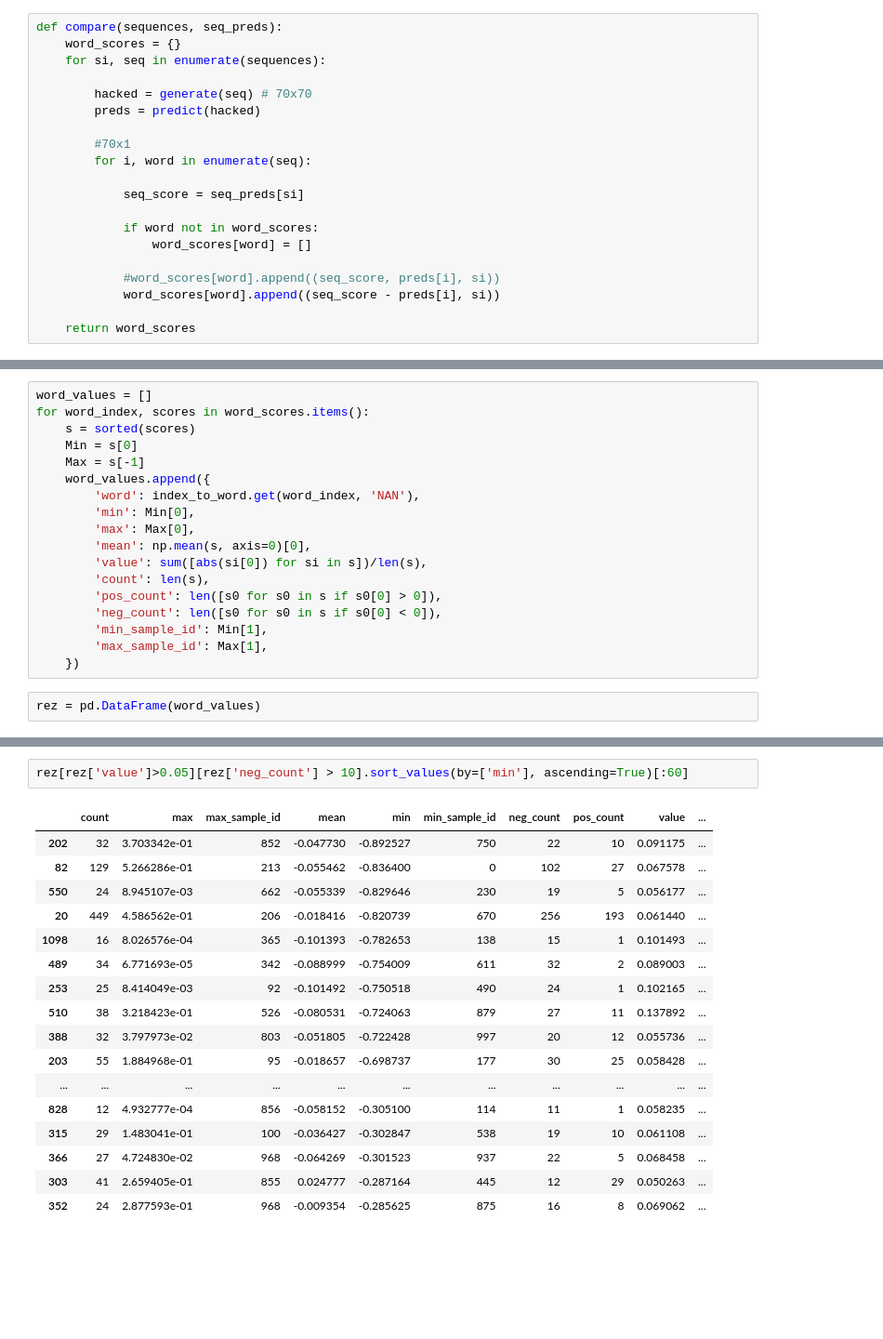
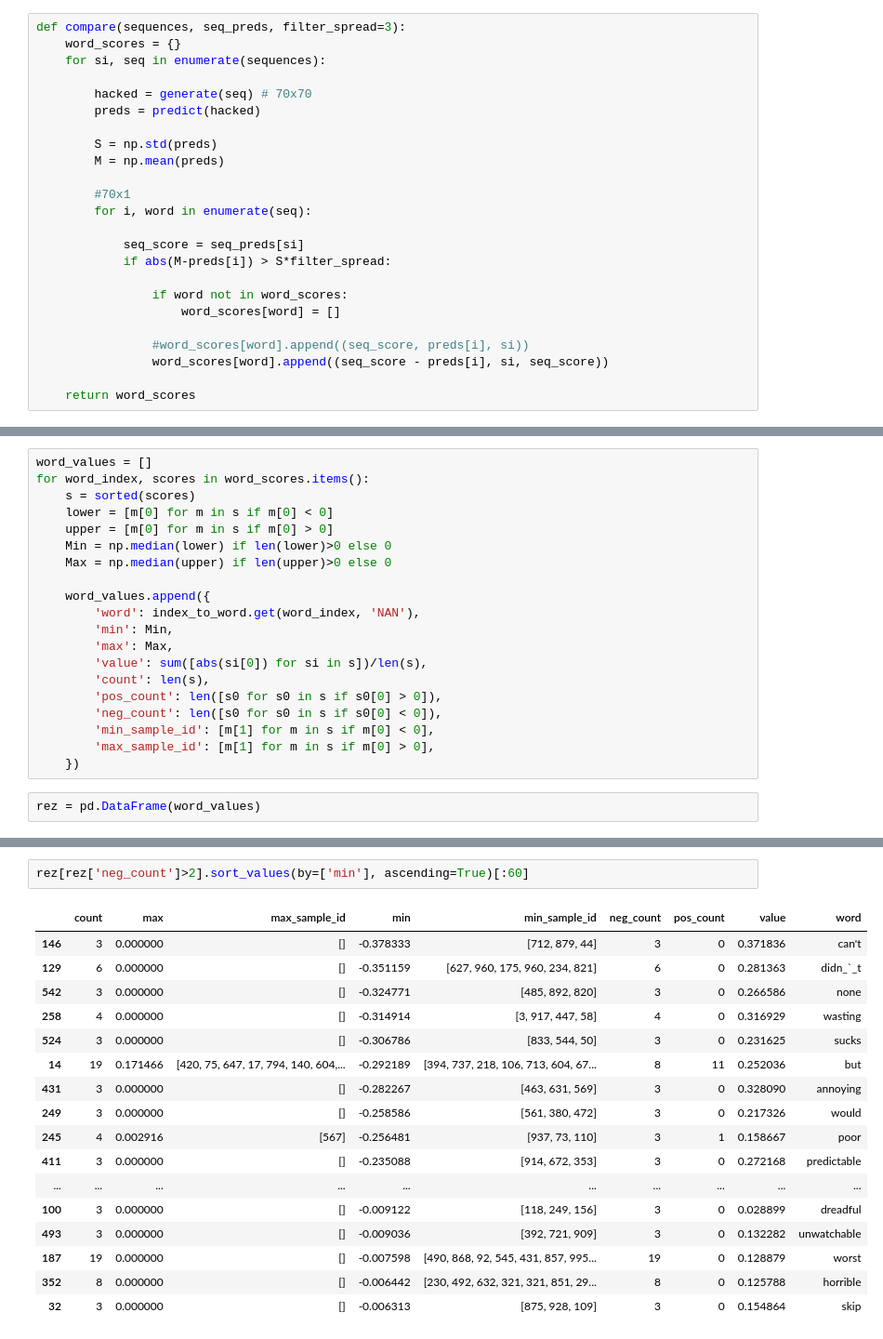
Before and after one commit to udsclub/whiskey-sentiment-analysis, a Jupyter notebook: word_impact_research.ipynb, the cells around one changed output, grey strips where cells are left out. Shown at 93% size. Saved outputs shown, nothing was run; the diff lists cells and outputs as text; blank space fills up the shorter version.

```diff
--- a/word_impact_research.ipynb
+++ b/word_impact_research.ipynb
@@ -187,23 +183,27 @@ def generate(sequence):
 def predict(sequences):
     return [p[0] for p in loaded_model.predict(sequences)]
 # %%
-def compare(sequences, seq_preds):
+def compare(sequences, seq_preds, filter_spread=3):
     word_scores = {}
     for si, seq in enumerate(sequences):
 
         hacked = generate(seq) # 70x70
         preds = predict(hacked)
 
+        S = np.std(preds)
+        M = np.mean(preds)
+
         #70x1
         for i, word in enumerate(seq):
 
             seq_score = seq_preds[si]
+            if abs(M-preds[i]) > S*filter_spread:
 
-            if word not in word_scores:
-                word_scores[word] = []
+                if word not in word_scores:
+                    word_scores[word] = []
 
-            #word_scores[word].append((seq_score, preds[i], si))
-            word_scores[word].append((seq_score - preds[i], si))
+                #word_scores[word].append((seq_score, preds[i], si))
+                word_scores[word].append((seq_score - preds[i], si, seq_score))
 
     return word_scores
 # %%
@@ -239,19 +259,21 @@ word_scores = compare(padded_sequences_test[:1000], predict(padded_sequences_tes
 word_values = []
 for word_index, scores in word_scores.items():
     s = sorted(scores)
-    Min = s[0]
-    Max = s[-1]
+    lower = [m[0] for m in s if m[0] < 0]
+    upper = [m[0] for m in s if m[0] > 0]
+    Min = np.median(lower) if len(lower)>0 else 0
+    Max = np.median(upper) if len(upper)>0 else 0
+
     word_values.append({
         'word': index_to_word.get(word_index, 'NAN'),
-        'min': Min[0],
-        'max': Max[0],
-        'mean': np.mean(s, axis=0)[0],
+        'min': Min,
+        'max': Max,
         'value': sum([abs(si[0]) for si in s])/len(s),
         'count': len(s),
         'pos_count': len([s0 for s0 in s if s0[0] > 0]),
         'neg_count': len([s0 for s0 in s if s0[0] < 0]),
-        'min_sample_id': Min[1],
-        'max_sample_id': Max[1],
+        'min_sample_id': [m[1] for m in s if m[0] < 0],
+        'max_sample_id': [m[1] for m in s if m[0] > 0],
     })
 # %%
 rez = pd.DataFrame(word_values)
@@ -287,20 +309,20 @@ rez[rez['value']>0.01][rez['pos_count'] > 10].sort_values(by=['max'], ascending=
 # %%
-rez[rez['value']>0.05][rez['neg_count'] > 10].sort_values(by=['min'], ascending=True)[:60]
+rez[rez['neg_count']>2].sort_values(by=['min'], ascending=True)[:60]
 # %% [output]
-|  | count | max | max_sample_id | mean | min | min_sample_id | neg_count | pos_count | value | ... |
-| 202 | 32 | 3.703342e-01 | 852 | -0.047730 | -0.892527 | 750 | 22 | 10 | 0.091175 | ... |
-| 82 | 129 | 5.266286e-01 | 213 | -0.055462 | -0.836400 | 0 | 102 | 27 | 0.067578 | ... |
-| 550 | 24 | 8.945107e-03 | 662 | -0.055339 | -0.829646 | 230 | 19 | 5 | 0.056177 | ... |
-| 20 | 449 | 4.586562e-01 | 206 | -0.018416 | -0.820739 | 670 | 256 | 193 | 0.061440 | ... |
-| 1098 | 16 | 8.026576e-04 | 365 | -0.101393 | -0.782653 | 138 | 15 | 1 | 0.101493 | ... |
-| 489 | 34 | 6.771693e-05 | 342 | -0.088999 | -0.754009 | 611 | 32 | 2 | 0.089003 | ... |
-| 253 | 25 | 8.414049e-03 | 92 | -0.101492 | -0.750518 | 490 | 24 | 1 | 0.102165 | ... |
-| 510 | 38 | 3.218423e-01 | 526 | -0.080531 | -0.724063 | 879 | 27 | 11 | 0.137892 | ... |
-| 388 | 32 | 3.797973e-02 | 803 | -0.051805 | -0.722428 | 997 | 20 | 12 | 0.055736 | ... |
-| 203 | 55 | 1.884968e-01 | 95 | -0.018657 | -0.698737 | 177 | 30 | 25 | 0.058428 | ... |
-| ... | ... | ... | ... | ... | ... | ... | ... | ... | ... | ... |
-| 828 | 12 | 4.932777e-04 | 856 | -0.058152 | -0.305100 | 114 | 11 | 1 | 0.058235 | ... |
-| 315 | 29 | 1.483041e-01 | 100 | -0.036427 | -0.302847 | 538 | 19 | 10 | 0.061108 | ... |
-| 366 | 27 | 4.724830e-02 | 968 | -0.064269 | -0.301523 | 937 | 22 | 5 | 0.068458 | ... |
-| 303 | 41 | 2.659405e-01 | 855 | 0.024777 | -0.287164 | 445 | 12 | 29 | 0.050263 | ... |
-| 352 | 24 | 2.877593e-01 | 968 | -0.009354 | -0.285625 | 875 | 16 | 8 | 0.069062 | ... |
+|  | count | max | max_sample_id | min | min_sample_id | neg_count | pos_count | value | word |
+| 146 | 3 | 0.000000 | [] | -0.378333 | [712, 879, 44] | 3 | 0 | 0.371836 | can't |
+| 129 | 6 | 0.000000 | [] | -0.351159 | [627, 960, 175, 960, 234, 821] | 6 | 0 | 0.281363 | didn_`_t |
+| 542 | 3 | 0.000000 | [] | -0.324771 | [485, 892, 820] | 3 | 0 | 0.266586 | none |
+| 258 | 4 | 0.000000 | [] | -0.314914 | [3, 917, 447, 58] | 4 | 0 | 0.316929 | wasting |
+| 524 | 3 | 0.000000 | [] | -0.306786 | [833, 544, 50] | 3 | 0 | 0.231625 | sucks |
+| 14 | 19 | 0.171466 | [420, 75, 647, 17, 794, 140, 604,... | -0.292189 | [394, 737, 218, 106, 713, 604, 67... | 8 | 11 | 0.252036 | but |
+| 431 | 3 | 0.000000 | [] | -0.282267 | [463, 631, 569] | 3 | 0 | 0.328090 | annoying |
+| 249 | 3 | 0.000000 | [] | -0.258586 | [561, 380, 472] | 3 | 0 | 0.217326 | would |
+| 245 | 4 | 0.002916 | [567] | -0.256481 | [937, 73, 110] | 3 | 1 | 0.158667 | poor |
+| 411 | 3 | 0.000000 | [] | -0.235088 | [914, 672, 353] | 3 | 0 | 0.272168 | predictable |
+| ... | ... | ... | ... | ... | ... | ... | ... | ... | ... |
+| 100 | 3 | 0.000000 | [] | -0.009122 | [118, 249, 156] | 3 | 0 | 0.028899 | dreadful |
+| 493 | 3 | 0.000000 | [] | -0.009036 | [392, 721, 909] | 3 | 0 | 0.132282 | unwatchable |
+| 187 | 19 | 0.000000 | [] | -0.007598 | [490, 868, 92, 545, 431, 857, 995... | 19 | 0 | 0.128879 | worst |
+| 352 | 8 | 0.000000 | [] | -0.006442 | [230, 492, 632, 321, 321, 851, 29... | 8 | 0 | 0.125788 | horrible |
+| 32 | 3 | 0.000000 | [] | -0.006313 | [875, 928, 109] | 3 | 0 | 0.154864 | skip |
```
Also changed, not shown: parts of 13 cells of this notebook.
